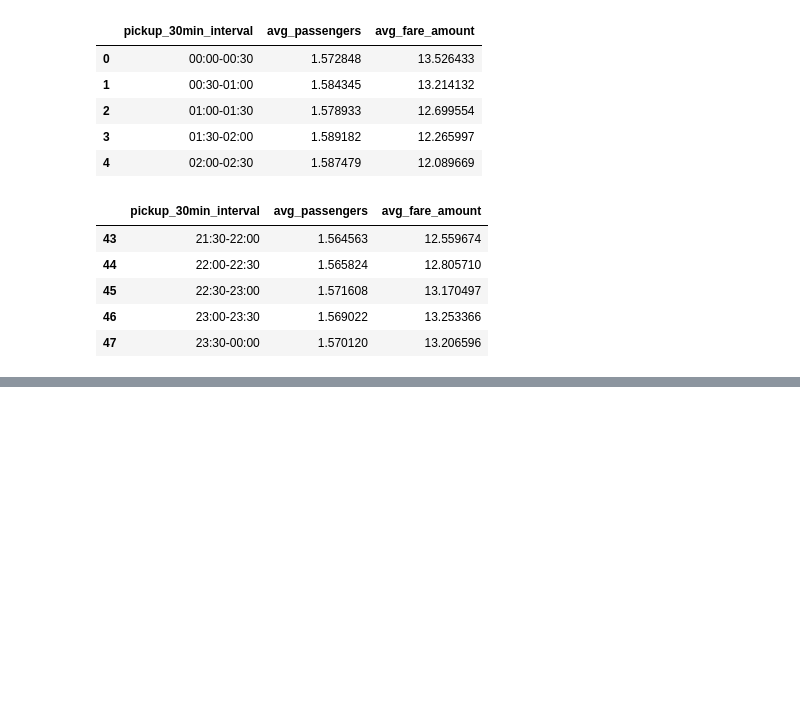
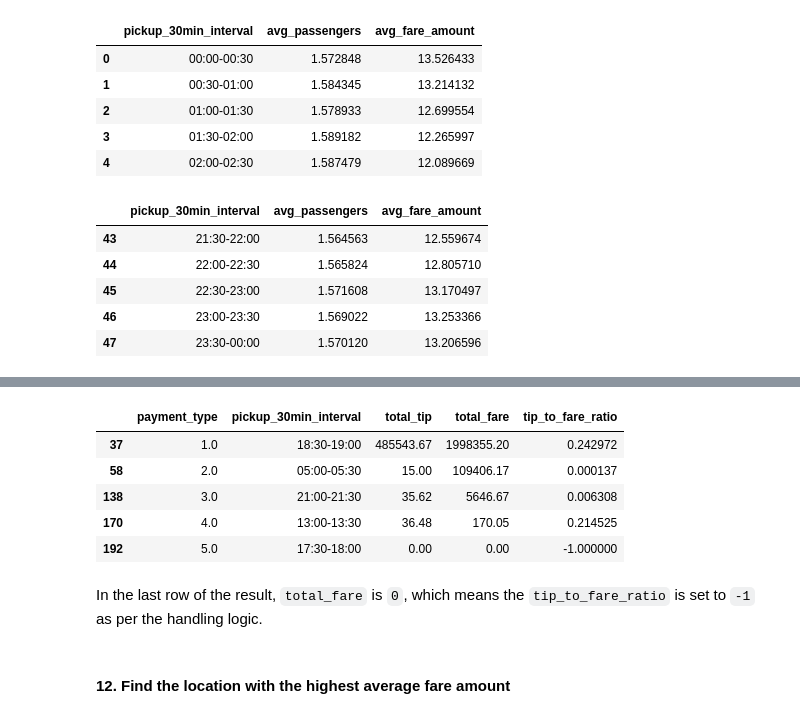
Before and after one commit to JuliusMaliwat/foundations-of-cs-project, a Jupyter notebook: main_notebook.ipynb, the cells around one changed output, grey strips where cells are left out. Cells and saved outputs as stored; diff of their text form; code cells hidden in the pictures; blank space fills up the shorter version.

```diff
--- a/main_notebook.ipynb
+++ b/main_notebook.ipynb
@@ -436,0 +347,26 @@ df[["VendorID", "tpep_pickup_datetime", "tpep_dropoff_datetime", "PULocationID",
+# %%
+tip_fare_ratio_stats = df.groupby(["payment_type", "pickup_30min_interval"]).agg(
+    total_tip=("tip_amount", "sum"),
+    total_fare=("fare_amount", "sum")
+).reset_index()
+
+tip_fare_ratio_stats["tip_to_fare_ratio"] = tip_fare_ratio_stats["total_tip"] / tip_fare_ratio_stats["total_fare"]
+
+tip_fare_ratio_stats["tip_to_fare_ratio"] = tip_fare_ratio_stats["tip_to_fare_ratio"].fillna(-1)
+
+max_ratio_intervals = tip_fare_ratio_stats.loc[
+    tip_fare_ratio_stats.groupby("payment_type")["tip_to_fare_ratio"].idxmax()
+]
+
+max_ratio_intervals
+# %% [output]
+|  | payment_type | pickup_30min_interval | total_tip | total_fare | tip_to_fare_ratio |
+| 37 | 1.0 | 18:30-19:00 | 485543.67 | 1998355.20 | 0.242972 |
+| 58 | 2.0 | 05:00-05:30 | 15.00 | 109406.17 | 0.000137 |
+| 138 | 3.0 | 21:00-21:30 | 35.62 | 5646.67 | 0.006308 |
+| 170 | 4.0 | 13:00-13:30 | 36.48 | 170.05 | 0.214525 |
+| 192 | 5.0 | 17:30-18:00 | 0.00 | 0.00 | -1.000000 |
+# %% [markdown]
+In the last row of the result, `total_fare` is `0`, which means the `tip_to_fare_ratio` is set to `-1` as per the handling logic.
+# %% [markdown]
+#### 12. Find the location with the highest average fare amount
```
Also changed, not shown: parts of 81 cells of this notebook.
